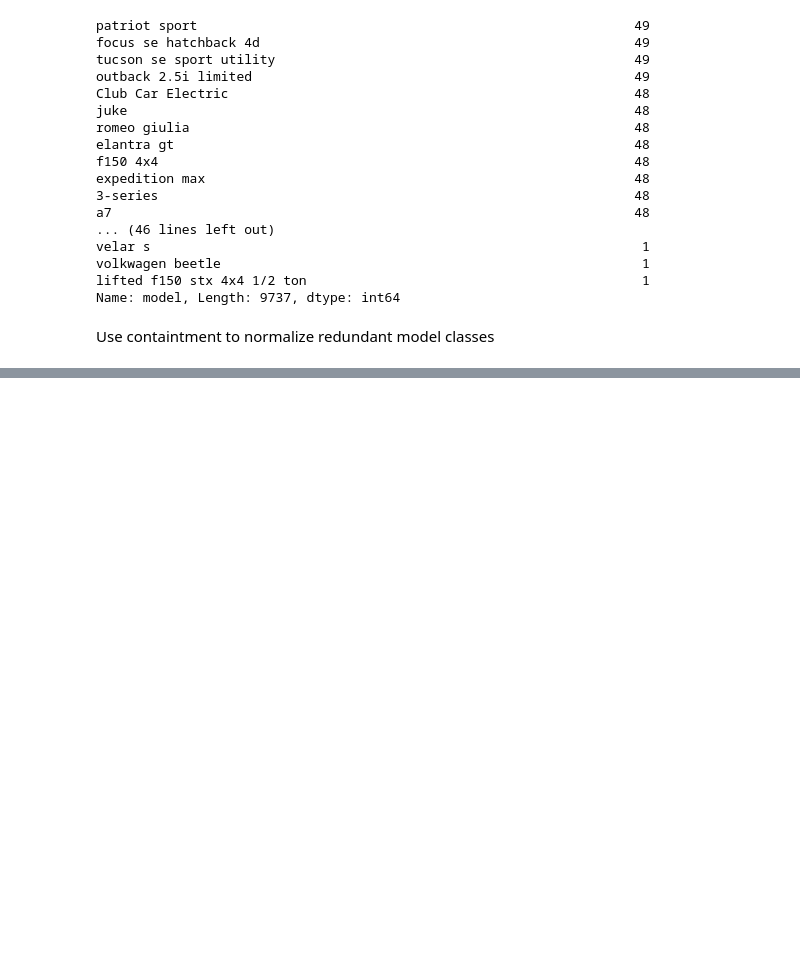
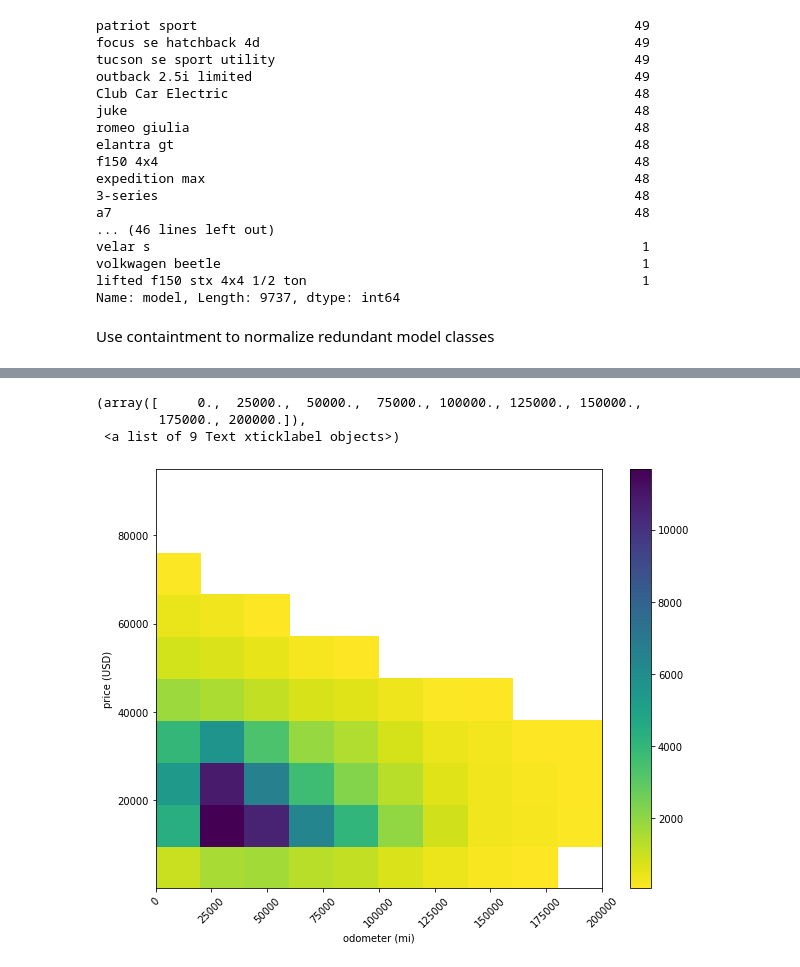
Before and after one commit to dericatienza/udacity-mlnd-capstone-project, a Jupyter notebook: data_exploration.ipynb, the cells around one changed output, grey strips where cells are left out. Saved outputs shown, nothing was run; the diff lists cells and outputs as text; code cells hidden in the pictures; blank space fills up the shorter version.

```diff
--- a/data_exploration.ipynb
+++ b/data_exploration.ipynb
@@ -246,0 +328,15 @@ clean_df.to_csv(os.path.join(data_dir, 'vehicles_clean.csv'), index=False)
+# %%
+odometer_df = trimmed_df[trimmed_df['price'] <= 1e5]
+odometer_df = odometer_df[odometer_df['odometer'] <= 2e5]
+
+plt.figure(figsize=(10, 7.7))
+plt.hist2d(data=odometer_df, x='odometer', y='price', cmap = 'viridis_r', cmin=50)
+plt.colorbar();
+plt.ylabel('price (USD)')
+plt.xlabel('odometer (mi)')
+plt.xticks(rotation=45)
+# %% [output]
+(array([     0.,  25000.,  50000.,  75000., 100000., 125000., 150000.,
+        175000., 200000.]),
+ <a list of 9 Text xticklabel objects>)
+[figure, added]
```
Also changed, not shown: parts of 29 cells of this notebook.
